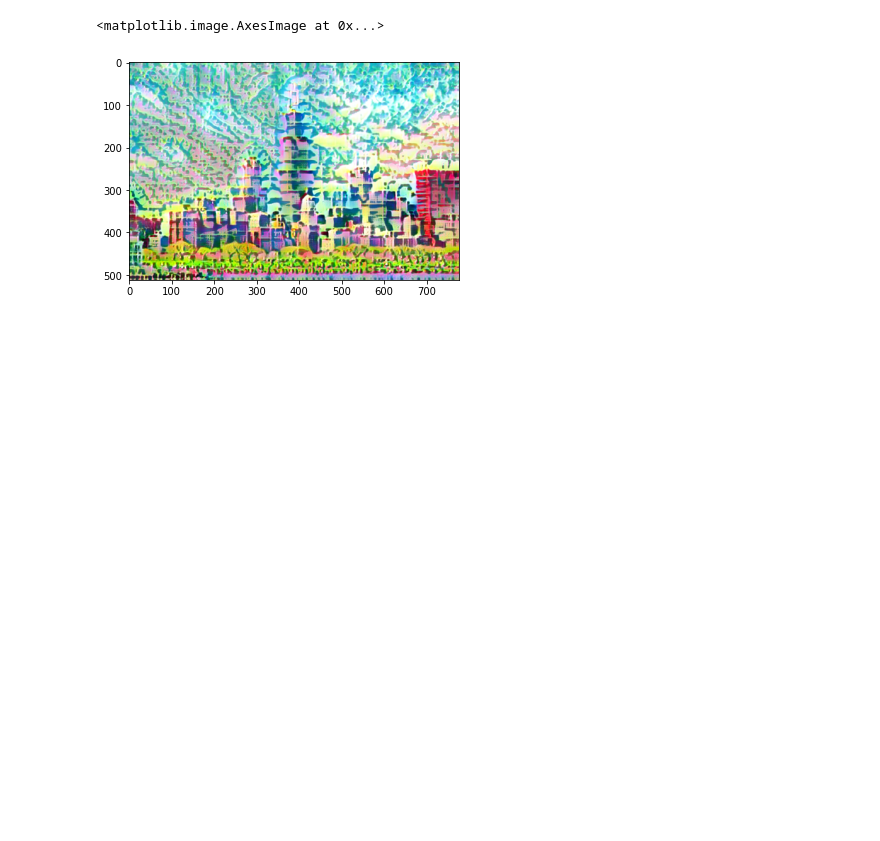
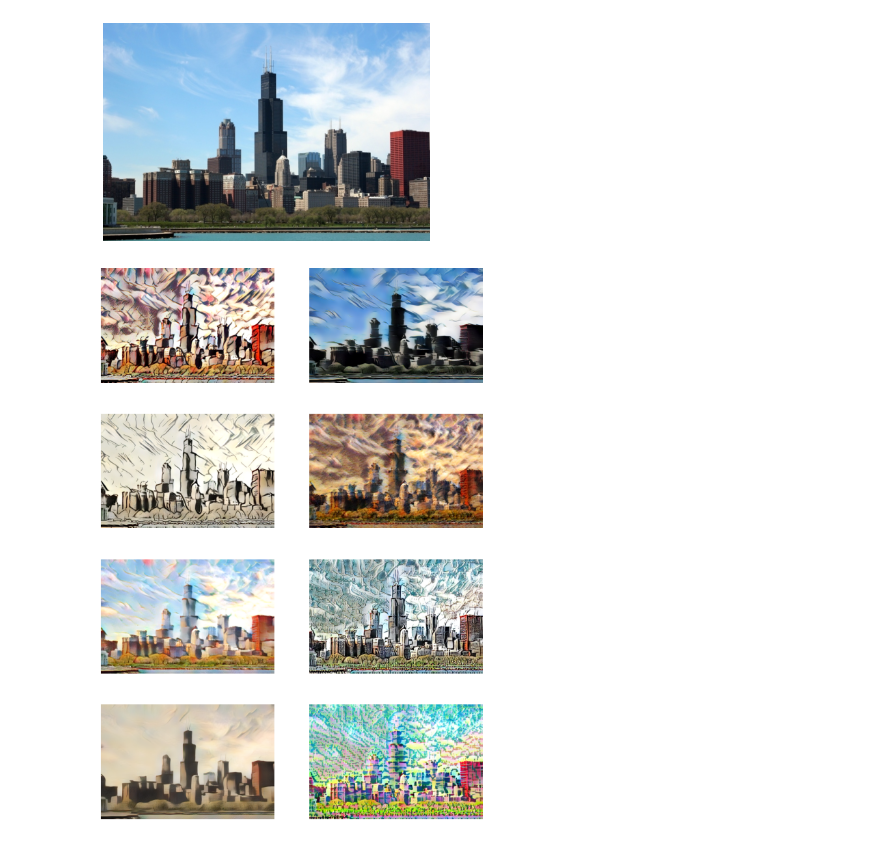
Before and after one commit to gursi26/appliedml-code, a Jupyter notebook: computer-vision-posts/adain-style-transfer/test.ipynb, the cells around one changed output. Drawn from its saved outputs; the diff is of its cells as text; code cells hidden in the pictures; blank space fills up the shorter version.

```diff
--- a/computer-vision-posts/adain-style-transfer/test.ipynb
+++ b/computer-vision-posts/adain-style-transfer/test.ipynb
@@ -14,21 +14,30 @@ T = transforms.Compose([
 
 to_pil = transforms.ToPILImage()
 
-enc = VGGEncoder(weight_path="/Users/gursi/Desktop/vgg_normalised.pth")
-dec = VGGDecoder(enc, weight_path="/Users/gursi/Desktop/decoder.pth")
+enc = VGGEncoder(weight_path="pretrained-weights/vgg_normalised.pth")
+dec = VGGDecoder(enc, weight_path="pretrained-weights/decoder.pth")
 # %%
-content = Image.open("test-images/content.jpg")
-style = Image.open("test-images/style8.jpg").resize(content.size)
+content_img = Image.open("test-images/content.jpg")
+styles = [Image.open(f"test-images/style{i}.jpg").resize(content_img.size) for i in range(1,9)]
 
-content, style = T(content), T(style)
-content, style = content.unsqueeze(0), style.unsqueeze(0)
+plt.imshow(content_img)
+plt.axis(False)
+plt.show()
 
-content_enc, style_enc = enc(content)[-1], enc(style)[-1]
-content_realigned = AdaIN_realign(style_enc, content_enc)
-pred_img = dec(content_realigned)
+fig, ax = plt.subplots(nrows=4, ncols=2, figsize=(10,15))
+ax = ax.flatten()
 
-predicted_img = to_pil(pred_img[0].clip(0,1))
-plt.imshow(predicted_img)
+for axis, style in zip(ax, styles):
+    content, style = T(content_img), T(style)
+    content, style = content.unsqueeze(0), style.unsqueeze(0)
+
+    content_enc, style_enc = enc(content)[-1], enc(style)[-1]
+    content_realigned = AdaIN_realign(style_enc, content_enc)
+    pred_img = dec(content_realigned)
+
+    predicted_img = to_pil(pred_img[0].clip(0,1))
+    axis.imshow(predicted_img)
+    axis.axis(False)
 # %% [output]
-<matplotlib.image.AxesImage at 0x...>
-[figure, old version]
+[figure, new version]
+[figure, added]
```
Also changed, not shown: 14 other files.
